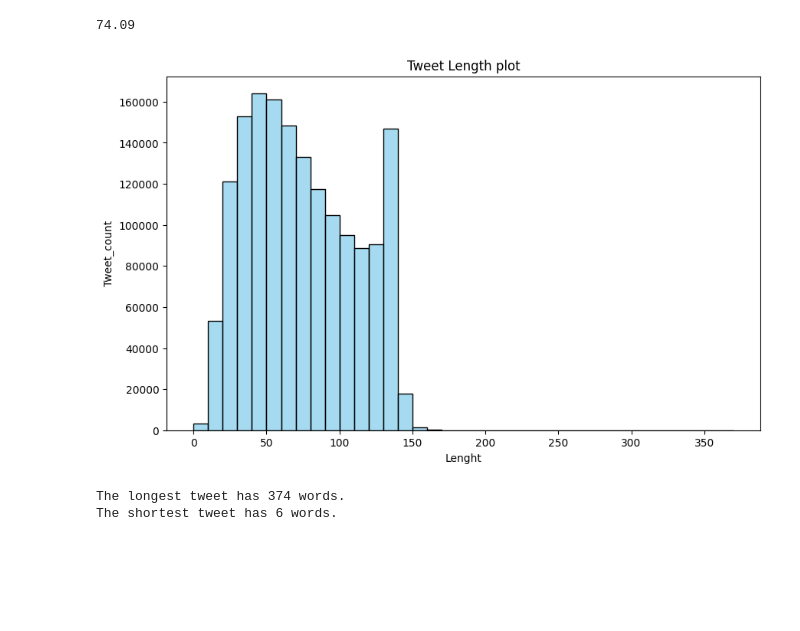
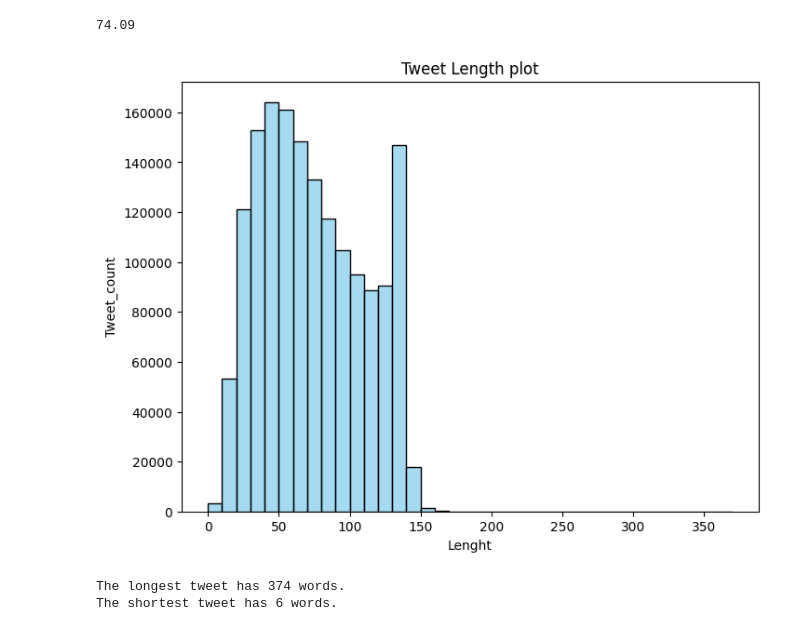
Before and after one commit to parsahdy/-Twitter-Sentiment-Analysis, a Jupyter notebook: notebooks/01_eda.ipynb, the cells around one changed output. Cells and saved outputs as stored; diff of their text form; code cells hidden in the pictures; blank space fills up the shorter version.

```diff
--- a/notebooks/01_eda.ipynb
+++ b/notebooks/01_eda.ipynb
@@ -230,15 +223,15 @@ print(f"{lenght_mean:.2f}")
 # %% [output]
 74.09
 # %%
-plt.figure(figsize=(10, 6))
+plt.figure(figsize=(8, 6))
 sns.histplot(data=df["Length"], color="skyblue",
              bins=np.arange(0, df["Length"].max(), 10))
 plt.title("Tweet Length plot")
 plt.xlabel("Lenght")
 plt.ylabel("Tweet_count")
 plt.show()
 # %% [output]
-[figure, old version]
+[figure, new version]
 # %%
 max_length = df["Length"].max()
 min_lenght = df["Length"].min()
```
Also changed, not shown: parts of 33 cells of this notebook.
